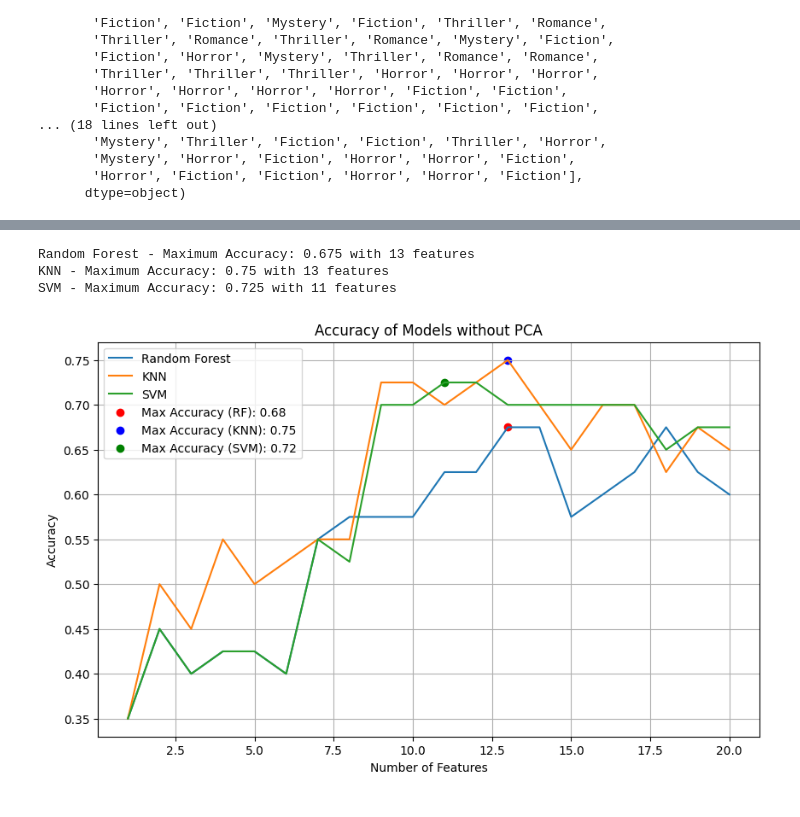
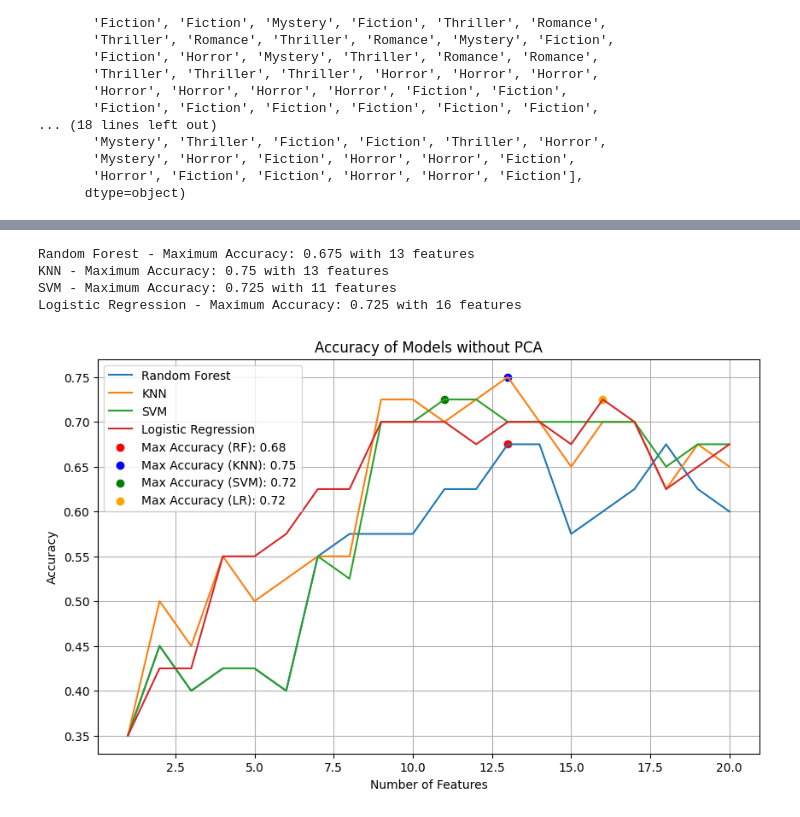
Before and after one commit to anandukch/DigiLib-backend, a Jupyter notebook: app/models/br.ipynb, the cells around one changed output, grey strips where cells are left out. Cells and saved outputs as stored; diff of their text form; code cells hidden in the pictures.

```diff
--- a/app/models/br.ipynb
+++ b/app/models/br.ipynb
@@ -114,11 +126,11 @@ from sklearn.decomposition import PCA
 from sklearn.pipeline import Pipeline
 from sklearn.ensemble import RandomForestClassifier
 from sklearn.neighbors import KNeighborsClassifier
+from sklearn.linear_model import LogisticRegression
+
 from sklearn.svm import SVC
 from sklearn.model_selection import train_test_split
 from sklearn.metrics import accuracy_score
-
-# Assuming your dataset is named df (replace df with your actual DataFrame name)
 
 # Split the data into features (X) and target variable (y)
 X = df.drop(columns=['Class'])
@@ -128,12 +140,13 @@ y = df['Class']
 X_train, X_test, y_train, y_test = train_test_split(X, y, test_size=0.2, random_state=42)
 
 # Create a PCA instance
-pca = PCA(n_components=9, random_state=42)
+pca = PCA(n_components=15, random_state=42)
 
 # Create pipelines for each classifier with PCA and the classifier
 rf_pipeline = Pipeline([('pca', pca), ('rf', RandomForestClassifier(random_state=42))])
 knn_pipeline = Pipeline([('pca', pca), ('knn', KNeighborsClassifier())])
 svm_pipeline = Pipeline([('pca', pca), ('svm', SVC(kernel='linear',decision_function_shape='ovr'))])
+lr_pipeline = Pipeline([('pca', pca), ('lr', LogisticRegression(max_iter=1000))])
 
 # Train Random Forest model with PCA
 rf_pipeline.fit(X_train, y_train)
@@ -158,4 +171,12 @@ svm_pipeline.fit(X_train, y_train)
 svm_pred = svm_pipeline.predict(X_test)
 svm_accuracy = accuracy_score(y_test, svm_pred)
 print("SVM Accuracy with PCA:", svm_accuracy)
+
+# Train Logistic Regression model with PCA
+lr_pipeline.fit(X_train, y_train)
+
+# Predict and evaluate Logistic Regression model with PCA
+lr_pred = lr_pipeline.predict(X_test)
+lr_accuracy = accuracy_score(y_test, lr_pred)
+print("Logistic Regression Accuracy with PCA:", lr_accuracy)
 # %% [output]
@@ -294,6 +319,7 @@ n_components_range = np.arange(1, X.shape[1]+1)
 rf_accuracies = []
 knn_accuracies = []
 svm_accuracies = []
+lr_accuracies = []
 
 # Iterate over the range of number of principal components
 for n_components in n_components_range:
@@ -304,6 +330,7 @@ for n_components in n_components_range:
     rf_pipeline = Pipeline([('pca', pca), ('rf', RandomForestClassifier(random_state=42))])
     knn_pipeline = Pipeline([('pca', pca), ('knn', KNeighborsClassifier())])
     svm_pipeline = Pipeline([('pca', pca), ('svm', SVC(random_state=42))])
+    lr_pipeline = Pipeline([('pca', pca), ('lr', LogisticRegression(max_iter=1000))])
 
     # Train Random Forest model with PCA
     rf_pipeline.fit(X_train, y_train)
@@ -323,19 +350,30 @@ for n_components in n_components_range:
     svm_accuracy = accuracy_score(y_test, svm_pipeline.predict(X_test))
     svm_accuracies.append(svm_accuracy)
 
+    # Train Logistic Regression model with PCA
+    lr_pipeline.fit(X_train, y_train)
+
+    # Predict and evaluate Logistic Regression model with PCA
+    lr_accuracy = accuracy_score(y_test, lr_pipeline.predict(X_test))
+    lr_accuracies.append(lr_accuracy)
+
+
 # Find the number of principal components with maximum accuracy for each classifier
 rf_max_accuracy_n_components = n_components_range[np.argmax(rf_accuracies)]
 knn_max_accuracy_n_components = n_components_range[np.argmax(knn_accuracies)]
 svm_max_accuracy_n_components = n_components_range[np.argmax(svm_accuracies)]
+lr_max_accuracy_n_components = n_components_range[np.argmax(lr_accuracies)]
 
 # Find the maximum accuracy for each classifier
 rf_max_accuracy = max(rf_accuracies)
 knn_max_accuracy = max(knn_accuracies)
 svm_max_accuracy = max(svm_accuracies)
+lr_max_accuracy = max(lr_accuracies)
 
 print("Random Forest - Maximum Accuracy Number of Components:", rf_max_accuracy_n_components, "- Accuracy:", rf_max_accuracy)
 print("KNN - Maximum Accuracy Number of Components:", knn_max_accuracy_n_components, "- Accuracy:", knn_max_accuracy)
 print("SVM - Maximum Accuracy Number of Components:", svm_max_accuracy_n_components, "- Accuracy:", svm_max_accuracy)
+print("Logistic Regression - Maximum Accuracy Number of Components:", lr_max_accuracy_n_components, "- Accuracy:", lr_max_accuracy)
 
 # Plot the accuracy precision graph
 plt.figure(figsize=(10, 6))
@@ -345,6 +383,7 @@ plt.plot(n_components_range, svm_accuracies, label='SVM')
 plt.scatter(rf_max_accuracy_n_components, rf_max_accuracy, color='red', label='Max Accuracy (RF)')
 plt.scatter(knn_max_accuracy_n_components, knn_max_accuracy, color='blue', label='Max Accuracy (KNN)')
 plt.scatter(svm_max_accuracy_n_components, svm_max_accuracy, color='green', label='Max Accuracy (SVM)')
+plt.scatter(lr_max_accuracy_n_components, lr_max_accuracy, color='orange', label='Max Accuracy (LR)')
 plt.xlabel('Number of Principal Components')
 plt.ylabel('Accuracy')
 plt.title('Accuracy Precision with PCA')
@@ -372,6 +412,7 @@ n_features_range = np.arange(1, X.shape[1]+1)
 rf_accuracies = []
 knn_accuracies = []
 svm_accuracies = []
+lr_accuracies = []
 
 # Split the data into training and testing sets
 X_train, X_test, y_train, y_test = train_test_split(X, y, test_size=0.2, random_state=42)
@@ -406,39 +447,53 @@ for n_features in n_features_range:
     svm_accuracy = accuracy_score(y_test, svm_model.predict(X_test_features))
     svm_accuracies.append(svm_accuracy)
 
+    # Initialize and train Logistic Regression model
+    lr_model = LogisticRegression(max_iter=1000)
+    lr_model.fit(X_train_features, y_train)
+
+    # Predict and evaluate Logistic Regression model
+    lr_accuracy = accuracy_score(y_test, lr_model.predict(X_test_features))
+    lr_accuracies.append(lr_accuracy)
+
 # Find the maximum accuracy for each model
 rf_max_accuracy = max(rf_accuracies)
 knn_max_accuracy = max(knn_accuracies)
 svm_max_accuracy = max(svm_accuracies)
+lr_max_accuracy = max(lr_accuracies)
 
 # Find the corresponding number of features for maximum accuracy
 rf_max_accuracy_n_features = n_features_range[np.argmax(rf_accuracies)]
 knn_max_accuracy_n_features = n_features_range[np.argmax(knn_accuracies)]
 svm_max_accuracy_n_features = n_features_range[np.argmax(svm_accuracies)]
+lr_max_accuracy_n_features = n_features_range[np.argmax(lr_accuracies)]
 
 print("Random Forest - Maximum Accuracy:", rf_max_accuracy, "with", rf_max_accuracy_n_features, "features")
 print("KNN - Maximum Accuracy:", knn_max_accuracy, "with", knn_max_accuracy_n_features, "features")
 print("SVM - Maximum Accuracy:", svm_max_accuracy, "with", svm_max_accuracy_n_features, "features")
+print("Logistic Regression - Maximum Accuracy:", lr_max_accuracy, "with", lr_max_accuracy_n_features, "features")
 
 # Plot the accuracy graph for all models without PCA
 plt.figure(figsize=(10, 6))
 plt.plot(n_features_range, rf_accuracies, label='Random Forest')
 plt.plot(n_features_range, knn_accuracies, label='KNN')
 plt.plot(n_features_range, svm_accuracies, label='SVM')
+plt.plot(n_features_range, lr_accuracies, label='Logistic Regression')
 plt.scatter(rf_max_accuracy_n_features, rf_max_accuracy, color='red', label=f'Max Accuracy (RF): {rf_max_accuracy:.2f}')
 plt.scatter(knn_max_accuracy_n_features, knn_max_accuracy, color='blue', label=f'Max Accuracy (KNN): {knn_max_accuracy:.2f}')
 plt.scatter(svm_max_accuracy_n_features, svm_max_accuracy, color='green', label=f'Max Accuracy (SVM): {svm_max_accuracy:.2f}')
+plt.scatter(lr_max_accuracy_n_features, lr_max_accuracy, color='orange', label=f'Max Accuracy (LR): {lr_max_accuracy:.2f}')
 plt.xlabel('Number of Features')
 plt.ylabel('Accuracy')
 plt.title('Accuracy of Models without PCA')
 plt.legend()
 plt.grid(True)
 plt.show()
 # %% [output]
 Random Forest - Maximum Accuracy: 0.675 with 13 features
 KNN - Maximum Accuracy: 0.75 with 13 features
 SVM - Maximum Accuracy: 0.725 with 11 features
+Logistic Regression - Maximum Accuracy: 0.725 with 16 features
-[figure, old version]
+[figure, new version]
 # %%
 import pickle
 
```
Also changed, not shown: parts of 5 cells of this notebook.
